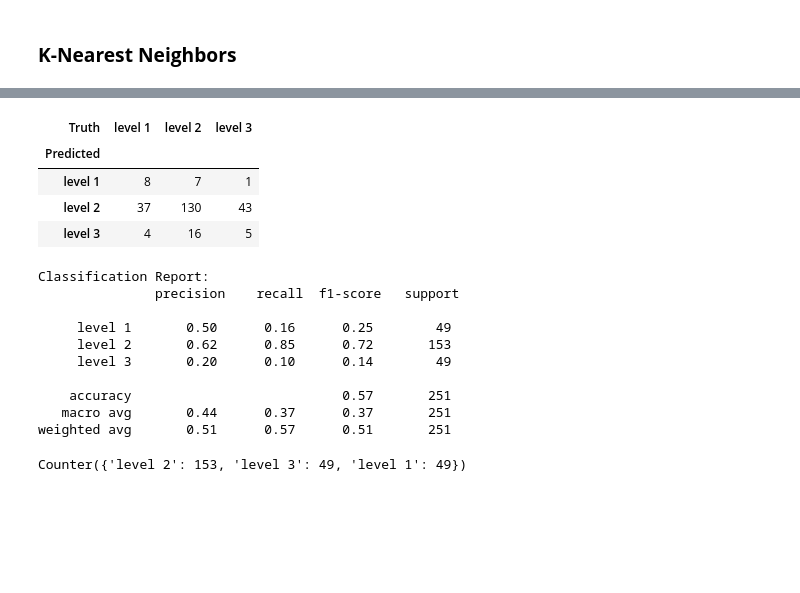
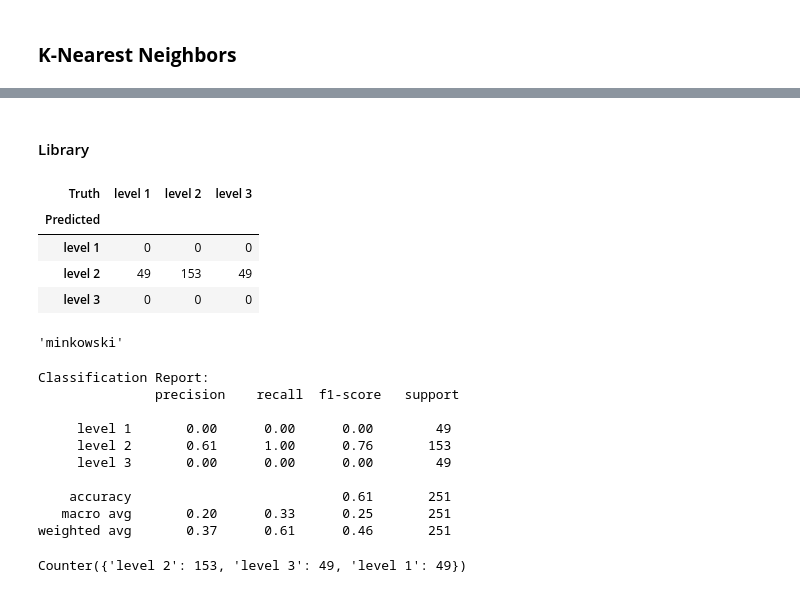
Before and after one commit to felypemaciel/ica2024, a Jupyter notebook: homework3.ipynb, the cells around one changed output, grey strips where cells are left out. Saved outputs shown, nothing was run; the diff lists cells and outputs as text; code cells hidden in the pictures; blank space fills up the shorter version.

Commit message:
QDA, KNN, confusion, metrics

```diff
--- a/homework3.ipynb
+++ b/homework3.ipynb
@@ -545,27 +780,33 @@ weighted avg       0.48      0.58      0.49       251
+# %% [markdown]
+#### Library
 # %%
-knn1 = KNeighborsClassifier(n_neighbors=10)
+knn1 = KNeighborsClassifier(n_neighbors=100)
 knn1.fit(X_train, y_train)
 knn1_pred = knn1.predict(X_test)
 confusion_table(knn1_pred, y_test)
 # %% [output]
 | Truth | level 1 | level 2 | level 3 |
 | Predicted |  |  |  |
-| level 1 | 8 | 7 | 1 |
-| level 2 | 37 | 130 | 43 |
-| level 3 | 4 | 16 | 5 |
+| level 1 | 0 | 0 | 0 |
+| level 2 | 49 | 153 | 49 |
+| level 3 | 0 | 0 | 0 |
+# %%
+knn1.metric
+# %% [output]
+'minkowski'
 # %%
 print("Classification Report:\n", classification_report(y_test, knn1_pred))
 # %% [output]
 Classification Report:
                precision    recall  f1-score   support
 
-     level 1       0.50      0.16      0.25        49
-     level 2       0.62      0.85      0.72       153
-     level 3       0.20      0.10      0.14        49
+     level 1       0.00      0.00      0.00        49
+     level 2       0.61      1.00      0.76       153
+     level 3       0.00      0.00      0.00        49
 
-    accuracy                           0.57       251
-   macro avg       0.44      0.37      0.37       251
-weighted avg       0.51      0.57      0.51       251
+    accuracy                           0.61       251
+   macro avg       0.20      0.33      0.25       251
+weighted avg       0.37      0.61      0.46       251
 # %%
 from collections import Counter
 label_counts = Counter(y_test)
```
Also changed, not shown: parts of 22 cells of this notebook.
